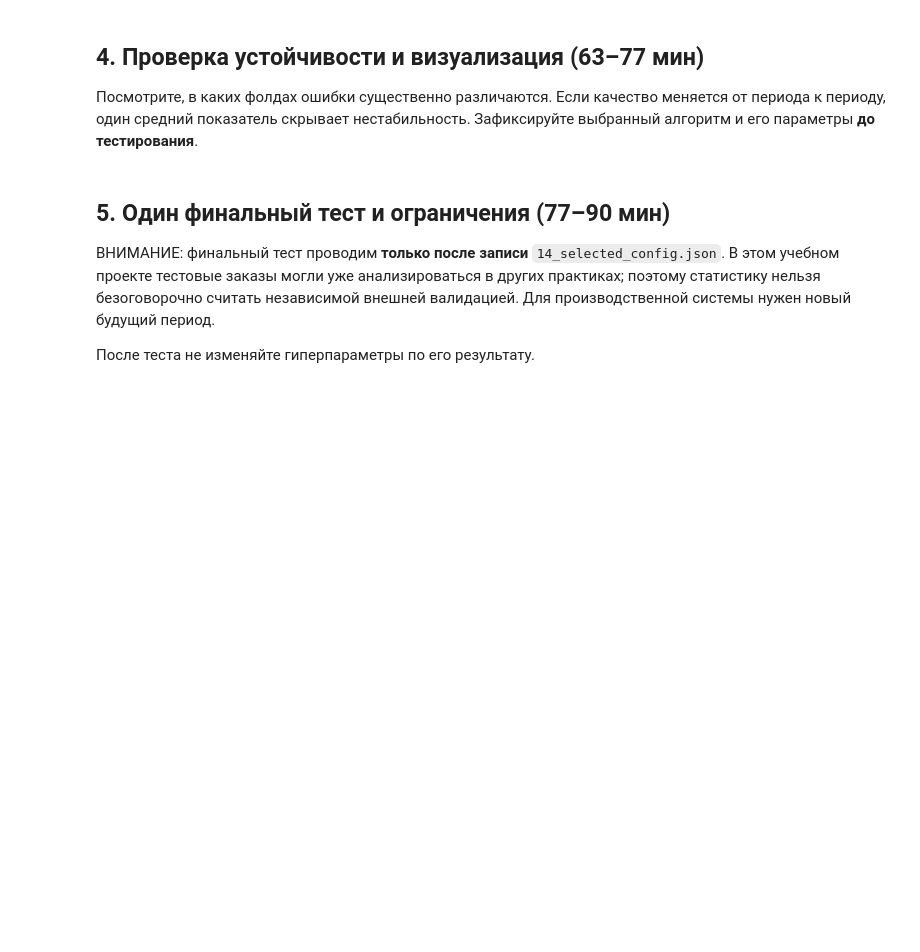
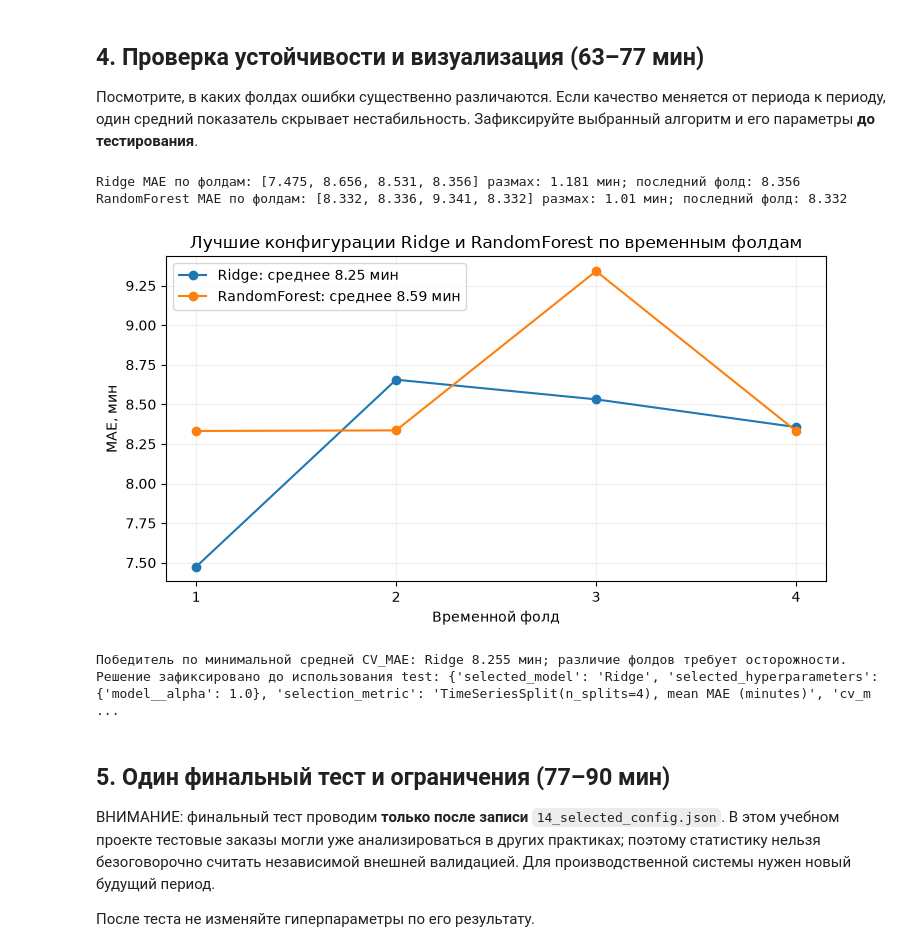
Before and after one commit to Vladislav-Evg-Sid/utmn-master-degree, a Jupyter notebook: tii/lb14/14_student.ipynb, the cells around one changed output. Drawn from its saved outputs; the diff is of its cells as text; code cells hidden in the pictures; blank space fills up the shorter version.

```diff
--- a/tii/lb14/14_student.ipynb
+++ b/tii/lb14/14_student.ipynb
@@ -160,8 +207,21 @@ for name,(pipe,grid) in searches.items():
     cv_results.append({'model':name,'CV_MAE':-float(gs.best_score_),
                        'best_params':str(gs.best_params_)})
     print(name,'MAE CV:',round(-gs.best_score_,3),'параметры:',gs.best_params_)
-results_cv=pd.DataFrame(cv_results).sort_values('CV_MAE').reset_index(drop=True)
+results_cv=pd.DataFrame(cv_results).sort_values(['CV_MAE','model']).reset_index(drop=True)
 display(results_cv)
 results_cv.to_csv('14_cv_summary.csv',index=False,encoding='utf-8-sig')
 for name,gs in grid_models.items():
     pd.DataFrame(gs.cv_results_).to_csv(f'14_cv_grid_{name}.csv',index=False,encoding='utf-8-sig')
+all_candidates=[]
+for name,gs in grid_models.items():
+    for j,param in enumerate(gs.cv_results_['params']):
+        entry={'model':name,'params':str(param),
+               'CV_MAE':-float(gs.cv_results_['mean_test_score'][j])}
+        for k in range(4):
+            entry[f'fold_{k+1}_MAE']=-float(gs.cv_results_[f'split{k}_test_score'][j])
+        all_candidates.append(entry)
+candidate_table=pd.DataFrame(all_candidates).sort_values(['CV_MAE','model','params']).reset_index(drop=True)
+print('Две лучшие конфигурации всей сетки:')
+display(candidate_table.head(2).round(3))
+candidate_table.to_csv('14_cv_all_candidates.csv',index=False,encoding='utf-8-sig')
+assert len(candidate_table)==10
@@ -172,24 +242,38 @@ for name,gs in grid_models.items():
 # %%
 winner=str(results_cv.iloc[0]['model'])
 best_grid=grid_models[winner]
-row=best_grid.best_index_
-fold_mae=[-float(best_grid.cv_results_[f'split{i}_test_score'][row]) for i in range(cv.get_n_splits())]
-fig,ax=plt.subplots(figsize=(7.3,3.9))
-ax.bar(np.arange(1,len(fold_mae)+1),fold_mae)
-ax.axhline(np.mean(fold_mae),linestyle='--',label='Средняя MAE')
-ax.set(xticks=list(range(1,len(fold_mae)+1)),xlabel='Временной фолд',ylabel='MAE, мин',
-       title=f'Устойчивость выбранной модели: {winner}')
-ax.legend();fig.tight_layout();fig.savefig('14_mae_by_fold.png',dpi=160);plt.show()
+fold_scores={}
+fig,ax=plt.subplots(figsize=(7.5,4.2))
+for name,gs in grid_models.items():
+    row=gs.best_index_
+    values=[-float(gs.cv_results_[f'split{i}_test_score'][row]) for i in range(4)]
+    fold_scores[name]=values
+    ax.plot(range(1,5),values,marker='o',label=f'{name}: среднее {np.mean(values):.2f} мин')
+    print(name,'MAE по фолдам:',[round(v,3) for v in values],
+          'размах:',round(max(values)-min(values),3),'мин; последний фолд:',round(values[-1],3))
+ax.set(xticks=[1,2,3,4],xlabel='Временной фолд',ylabel='MAE, мин',
+       title='Лучшие конфигурации Ridge и RandomForest по временным фолдам')
+ax.grid(alpha=.2);ax.legend();fig.tight_layout()
+fig.savefig('14_mae_by_fold.png',dpi=160);plt.show()
+print('Победитель по минимальной средней CV_MAE:',winner,
+      round(float(-best_grid.best_score_),3),'мин; различие фолдов требует осторожности.')
 
 from pathlib import Path
 import json
 config={'selected_model':winner,'selected_hyperparameters':best_grid.best_params_,
        'selection_metric':'TimeSeriesSplit(n_splits=4), mean MAE (minutes)',
        'cv_mae_minutes':float(-best_grid.best_score_),
        'train_dev_n':int(len(dev)),'test_n':int(len(test)),
-       'data_source':DATA_PATH.name,'random_state':42}
+       'data_source':DATA_PATH.name,'random_state':42,
+       'test_status':'контрольная учебная оценка: часть того же корпуса ранее анализировалась в работах 10–12'}
 Path('14_selected_config.json').write_text(json.dumps(config,ensure_ascii=False,indent=2),encoding='utf-8')
 print('Решение зафиксировано до использования test:',config)
+# %% [output]
+Ridge MAE по фолдам: [7.475, 8.656, 8.531, 8.356] размах: 1.181 мин; последний фолд: 8.356
+RandomForest MAE по фолдам: [8.332, 8.336, 9.341, 8.332] размах: 1.01 мин; последний фолд: 8.332
+[figure, added]
+Победитель по минимальной средней CV_MAE: Ridge 8.255 мин; различие фолдов требует осторожности.
+Решение зафиксировано до использования test: {'selected_model': 'Ridge', 'selected_hyperparameters': {'model__alpha': 1.0}, 'selection_metric': 'TimeSeriesSplit(n_splits=4), mean MAE (minutes)', 'cv_m ...
 # %% [markdown]
 ## 5. Один финальный тест и ограничения (77–90 мин)
 
```
Also changed, not shown: parts of 5 cells of this notebook, 15 other files.
